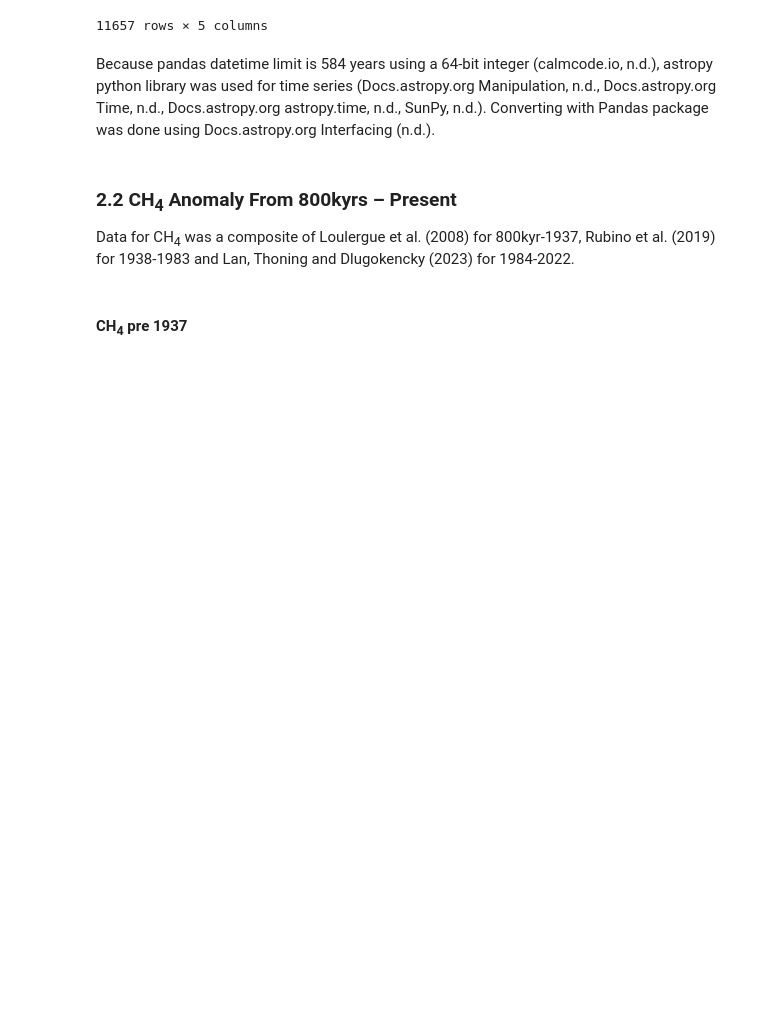
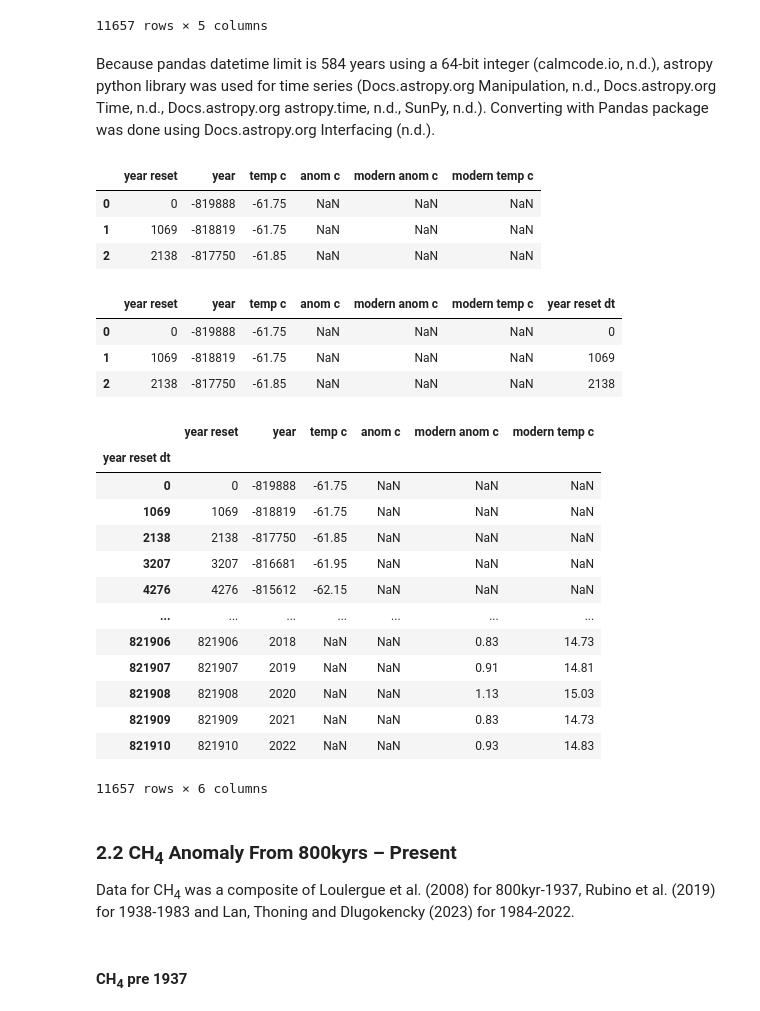
Before and after one commit to nurbujang/2progdaw23, a Jupyter notebook: project2.ipynb, the cells around one changed output. Cells and saved outputs as stored; diff of their text form; code cells hidden in the pictures; blank space fills up the shorter version.

Commit message:
temp

```diff
--- a/project2.ipynb
+++ b/project2.ipynb
@@ -397,3 +409,37 @@ df_temp_all_0_2
 df_temp_all_0_2.to_excel('df_temp_all_0-2_last.xlsx')
 # %% [markdown]
 Because pandas datetime limit is 584 years using a 64-bit integer (calmcode.io, n.d.), astropy python library was used for time series (Docs.astropy.org Manipulation, n.d., Docs.astropy.org Time, n.d., Docs.astropy.org astropy.time, n.d., SunPy, n.d.). Converting with Pandas package was done using Docs.astropy.org Interfacing (n.d.).
+# %%
+df = pd.read_excel('df_temp_all_0-2_last.xlsx')
+df.head(3)
+# %% [output]
+|  | year reset | year | temp c | anom c | modern anom c | modern temp c |
+| 0 | 0 | -819888 | -61.75 | NaN | NaN | NaN |
+| 1 | 1069 | -818819 | -61.75 | NaN | NaN | NaN |
+| 2 | 2138 | -817750 | -61.85 | NaN | NaN | NaN |
+# %%
+df['year reset dt'] = df['year reset'].apply(lambda x: pd.Period(year=x, freq='Y'))
+df.head(3)
+# %% [output]
+|  | year reset | year | temp c | anom c | modern anom c | modern temp c | year reset dt |
+| 0 | 0 | -819888 | -61.75 | NaN | NaN | NaN | 0 |
+| 1 | 1069 | -818819 | -61.75 | NaN | NaN | NaN | 1069 |
+| 2 | 2138 | -817750 | -61.85 | NaN | NaN | NaN | 2138 |
+# %%
+df.set_index('year reset dt', inplace=True, drop=True)
+df
+# %% [output]
+|  | year reset | year | temp c | anom c | modern anom c | modern temp c |
+| year reset dt |  |  |  |  |  |  |
+| 0 | 0 | -819888 | -61.75 | NaN | NaN | NaN |
+| 1069 | 1069 | -818819 | -61.75 | NaN | NaN | NaN |
+| 2138 | 2138 | -817750 | -61.85 | NaN | NaN | NaN |
+| 3207 | 3207 | -816681 | -61.95 | NaN | NaN | NaN |
+| 4276 | 4276 | -815612 | -62.15 | NaN | NaN | NaN |
+| ... | ... | ... | ... | ... | ... | ... |
+| 821906 | 821906 | 2018 | NaN | NaN | 0.83 | 14.73 |
+| 821907 | 821907 | 2019 | NaN | NaN | 0.91 | 14.81 |
+| 821908 | 821908 | 2020 | NaN | NaN | 1.13 | 15.03 |
+| 821909 | 821909 | 2021 | NaN | NaN | 0.83 | 14.73 |
+| 821910 | 821910 | 2022 | NaN | NaN | 0.93 | 14.83 |
+11657 rows × 6 columns
```
Also changed, not shown: parts of 6 cells of this notebook, 1 other file.
